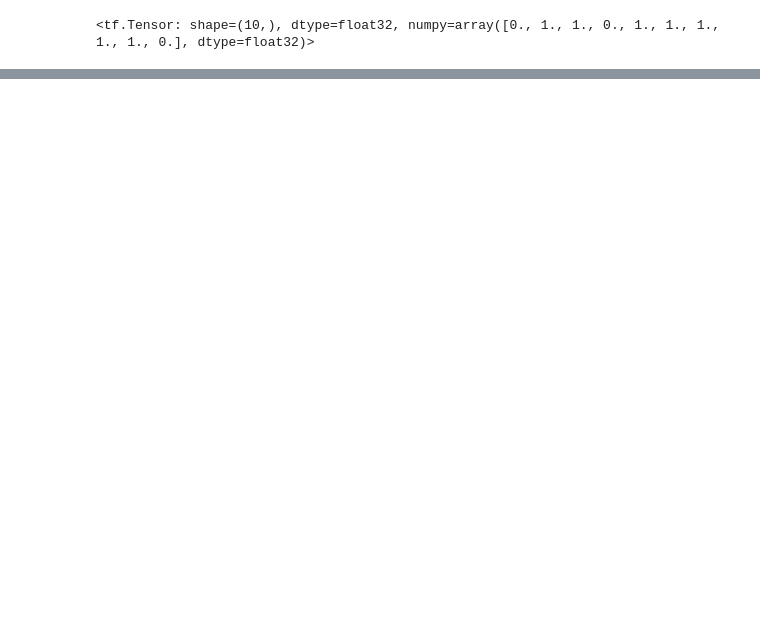
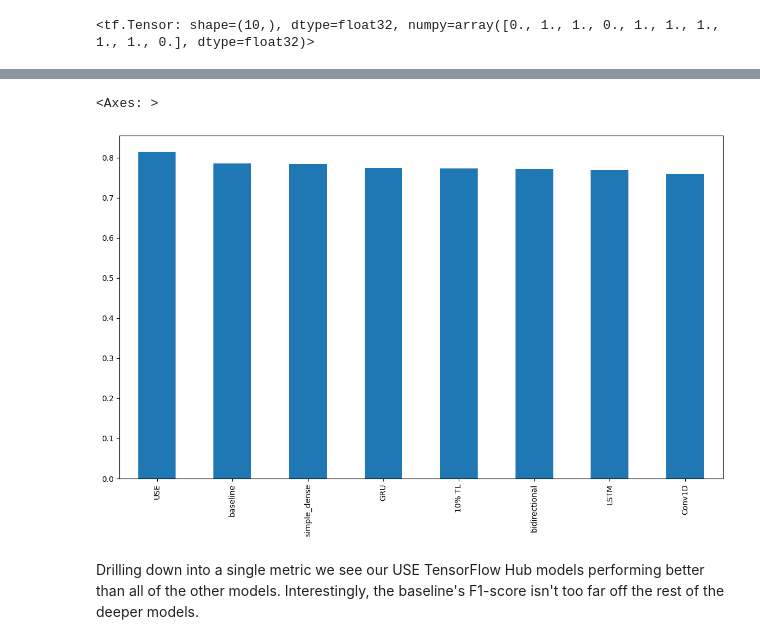
Before and after one commit to Prashanna-Raj-Pandit/NLP, a Jupyter notebook: Introduction_to_NLP.ipynb, the cells around one changed output, grey strips where cells are left out. Saved outputs shown, nothing was run; the diff lists cells and outputs as text; code cells hidden in the pictures; blank space fills up the shorter version.

```diff
--- a/Introduction_to_NLP.ipynb
+++ b/Introduction_to_NLP.ipynb
@@ -1059,0 +1174,8 @@ model_6_results
+# %%
+# sort the results based on the f1 score
+all_models.sort_values("f1_score",ascending=False)["f1_score"].plot(kind="bar",figsize=(14,8))
+# %% [output]
+<Axes: >
+[figure, added]
+# %% [markdown]
+Drilling down into a single metric we see our USE TensorFlow Hub models performing better than all of the other models. Interestingly, the baseline's F1-score isn't too far off the rest of the deeper models.
```
Also changed, not shown: parts of 55 cells of this notebook.
